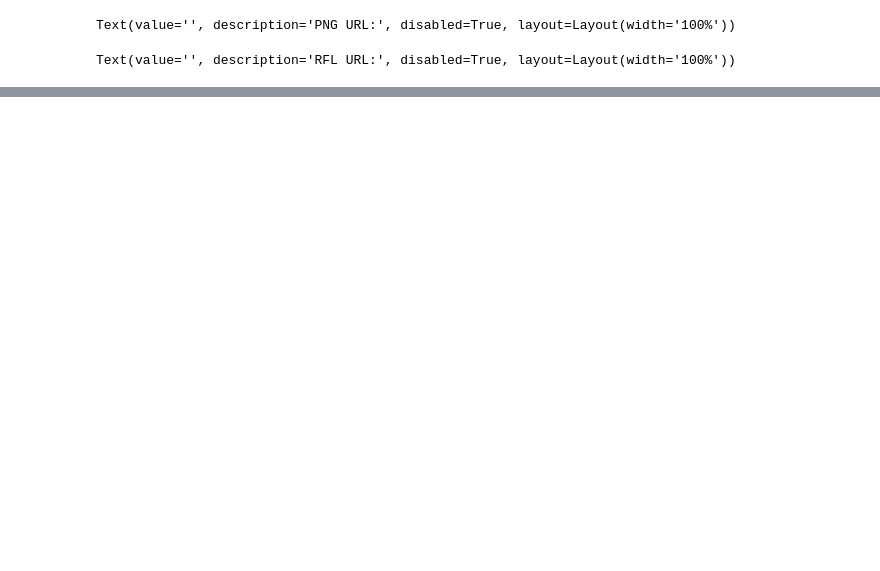
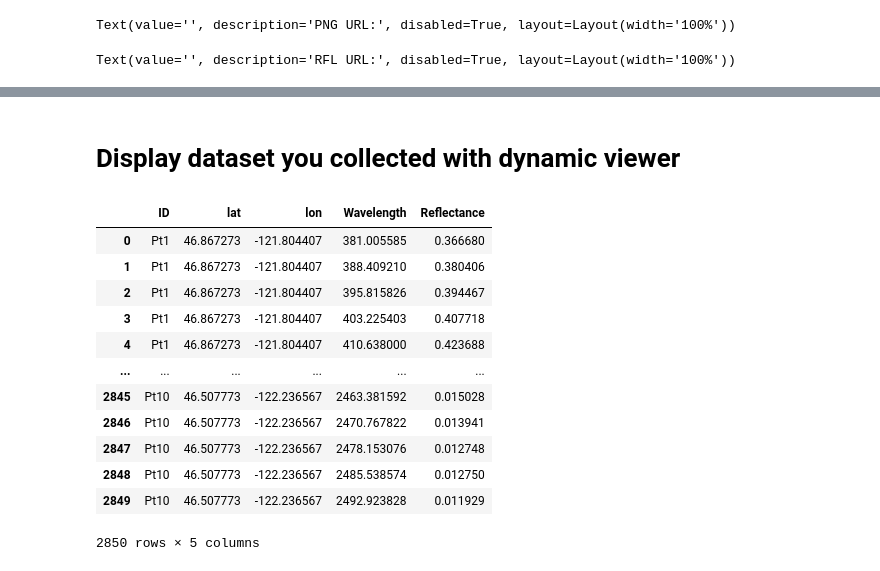
Before and after one commit to brentwilder/emit-search, a Jupyter notebook: emit_search.ipynb, the cells around one changed output, grey strips where cells are left out. Cells and saved outputs as stored; diff of their text form; code cells hidden in the pictures; blank space fills up the shorter version.

```diff
--- a/emit_search.ipynb
+++ b/emit_search.ipynb
@@ -166,0 +149,23 @@ plt.show()
+# %% [markdown]
+# Display dataset you collected with dynamic viewer
+# %%
+df = df_widget.data_frame
+df
+
+
+# to save....
+#df.to_csv(//your/path/here/)
+# %% [output]
+|  | ID | lat | lon | Wavelength | Reflectance |
+| 0 | Pt1 | 46.867273 | -121.804407 | 381.005585 | 0.366680 |
+| 1 | Pt1 | 46.867273 | -121.804407 | 388.409210 | 0.380406 |
+| 2 | Pt1 | 46.867273 | -121.804407 | 395.815826 | 0.394467 |
+| 3 | Pt1 | 46.867273 | -121.804407 | 403.225403 | 0.407718 |
+| 4 | Pt1 | 46.867273 | -121.804407 | 410.638000 | 0.423688 |
+| ... | ... | ... | ... | ... | ... |
+| 2845 | Pt10 | 46.507773 | -122.236567 | 2463.381592 | 0.015028 |
+| 2846 | Pt10 | 46.507773 | -122.236567 | 2470.767822 | 0.013941 |
+| 2847 | Pt10 | 46.507773 | -122.236567 | 2478.153076 | 0.012748 |
+| 2848 | Pt10 | 46.507773 | -122.236567 | 2485.538574 | 0.012750 |
+| 2849 | Pt10 | 46.507773 | -122.236567 | 2492.923828 | 0.011929 |
+2850 rows × 5 columns
```
Also changed, not shown: parts of 16 cells of this notebook, 2 other files.
